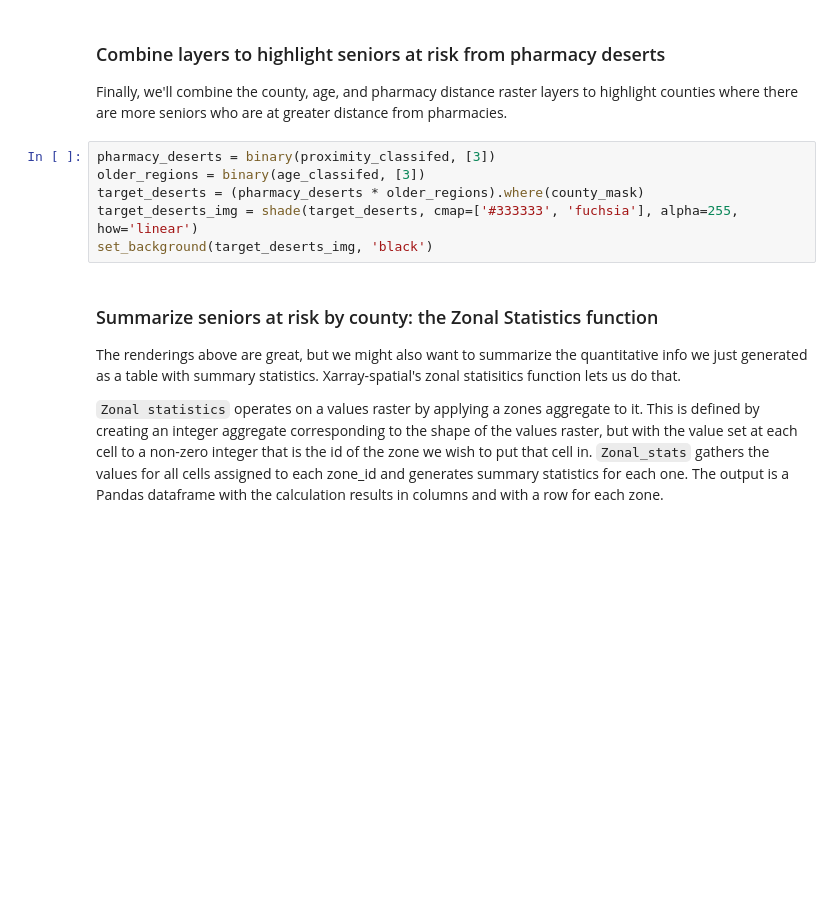
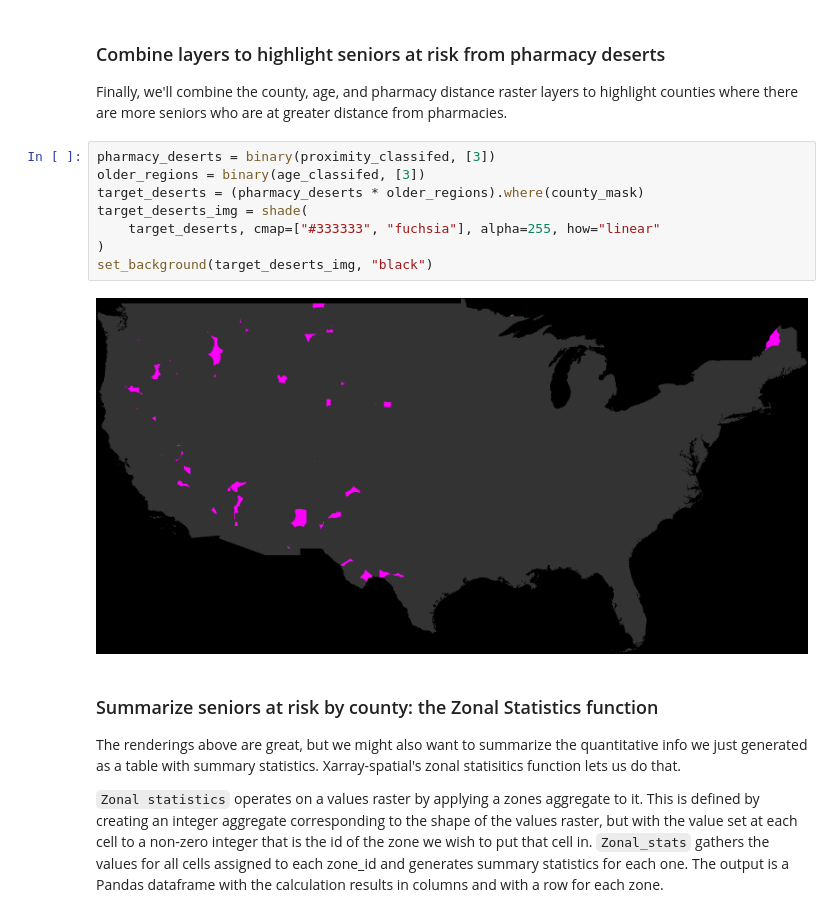
Before and after one commit to makepath/xarray-spatial, a Jupyter notebook: examples/pharmacy-deserts.ipynb, the cells around one changed output. Cells and saved outputs as stored; diff of their text form; blank space fills up the shorter version.

```diff
--- a/examples/pharmacy-deserts.ipynb
+++ b/examples/pharmacy-deserts.ipynb
@@ -120,9 +169,13 @@ Finally, we'll combine the county, age, and pharmacy distance raster layers to h
 # %%
 pharmacy_deserts = binary(proximity_classifed, [3])
 older_regions = binary(age_classifed, [3])
 target_deserts = (pharmacy_deserts * older_regions).where(county_mask)
-target_deserts_img = shade(target_deserts, cmap=['#333333', 'fuchsia'], alpha=255, how='linear')
-set_background(target_deserts_img, 'black')
+target_deserts_img = shade(
+    target_deserts, cmap=["#333333", "fuchsia"], alpha=255, how="linear"
+)
+set_background(target_deserts_img, "black")
+# %% [output]
+[figure, added]
 # %% [markdown]
 ###  Summarize seniors at risk by county: the Zonal Statistics function
 
```
Also changed, not shown: parts of 13 cells of this notebook.
